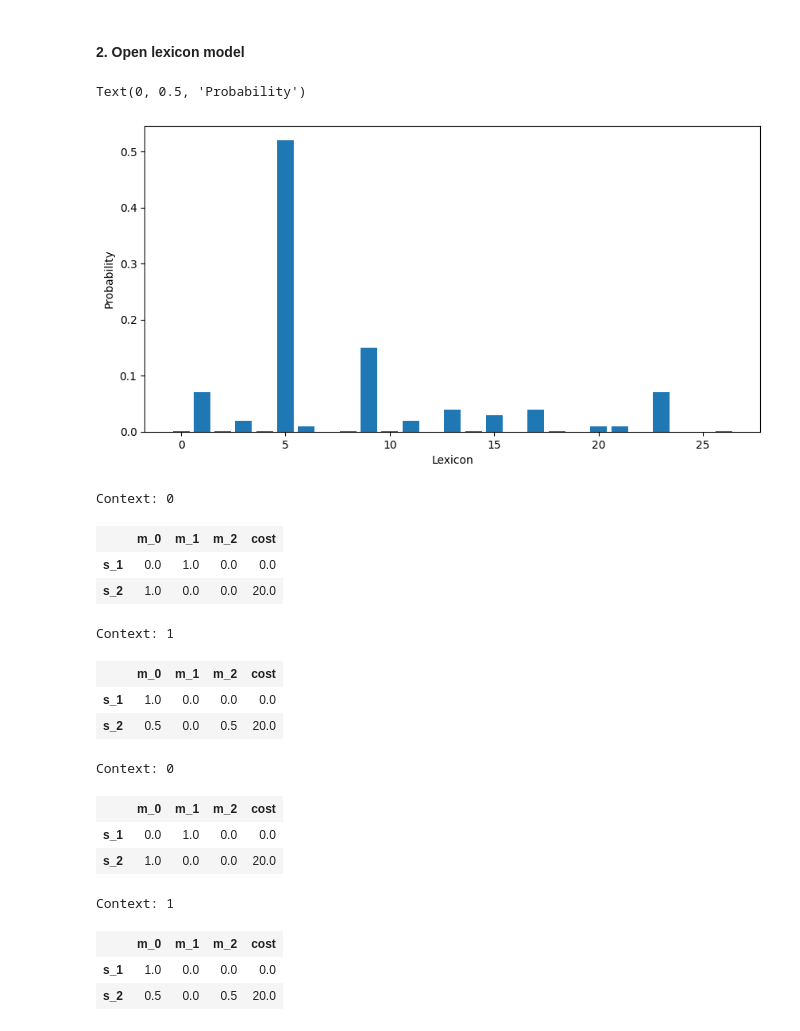
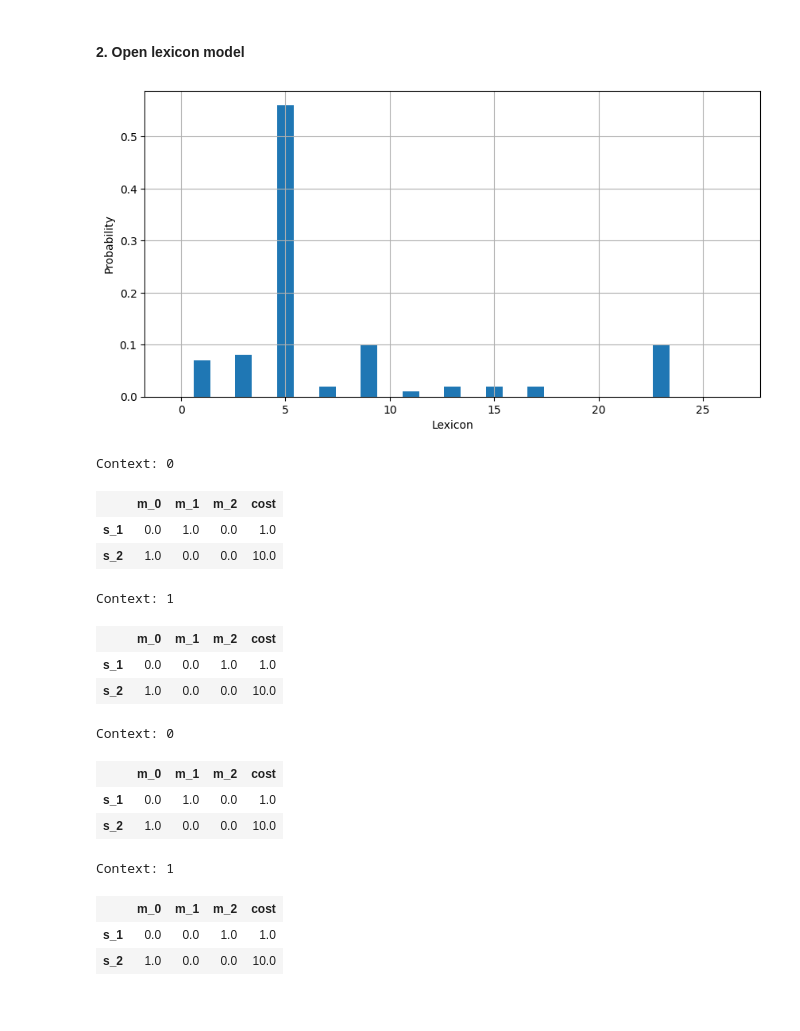
Before and after one commit to alexeykosh/2023-lexical-uncertainty-context-model, a Jupyter notebook: src/notebooks/experiment_model.ipynb, the cells around one changed output. Cells and saved outputs as stored; diff of their text form; code cells hidden in the pictures.

Commit message:
more plots

```diff
--- a/src/notebooks/experiment_model.ipynb
+++ b/src/notebooks/experiment_model.ipynb
@@ -112,7 +112,7 @@ class Agent:
 # %%
 N_MEANINGS = 3
 PRIOR = np.array([[1, 1, 0], [1, 0, 1]])
-COSTS = np.array([0, 20])
+COSTS = np.array([1, 10])
 ALPHA = 5
 context_meanings = {0: [0, 1], 1: [0], 2: [1]}
 
@@ -161,39 +161,39 @@ for tr in trange(100):
 # %%
 # sum over posts
 lexicon_probs = np.sum(posts, axis=0)
 # normalize
 lexicon_probs = lexicon_probs / lexicon_probs.sum()
 
 # plot the posterior distribution of the lexicons
 plt.figure(figsize=(10, 5))
 plt.bar(np.arange(len(lexicon_probs)), lexicon_probs)
 plt.xlabel('Lexicon')
 plt.ylabel('Probability')
+plt.grid()
 # %% [output]
-Text(0, 0.5, 'Probability')
-[figure, old version]
+[figure, new version]
 # %%
 agent2.show_lexicon(0)
 # %% [output]
 Context: 0
 |  | m_0 | m_1 | m_2 | cost |
-| s_1 | 0.0 | 1.0 | 0.0 | 0.0 |
-| s_2 | 1.0 | 0.0 | 0.0 | 20.0 |
+| s_1 | 0.0 | 1.0 | 0.0 | 1.0 |
+| s_2 | 1.0 | 0.0 | 0.0 | 10.0 |
 Context: 1
 |  | m_0 | m_1 | m_2 | cost |
-| s_1 | 1.0 | 0.0 | 0.0 | 0.0 |
-| s_2 | 0.5 | 0.0 | 0.5 | 20.0 |
+| s_1 | 0.0 | 0.0 | 1.0 | 1.0 |
+| s_2 | 1.0 | 0.0 | 0.0 | 10.0 |
 # %%
 agent1.show_lexicon(0)
 # %% [output]
 Context: 0
 |  | m_0 | m_1 | m_2 | cost |
-| s_1 | 0.0 | 1.0 | 0.0 | 0.0 |
-| s_2 | 1.0 | 0.0 | 0.0 | 20.0 |
+| s_1 | 0.0 | 1.0 | 0.0 | 1.0 |
+| s_2 | 1.0 | 0.0 | 0.0 | 10.0 |
 Context: 1
 |  | m_0 | m_1 | m_2 | cost |
-| s_1 | 1.0 | 0.0 | 0.0 | 0.0 |
-| s_2 | 0.5 | 0.0 | 0.5 | 20.0 |
+| s_1 | 0.0 | 0.0 | 1.0 | 1.0 |
+| s_2 | 1.0 | 0.0 | 0.0 | 10.0 |
 # %%
 # display 4 top lexicons
 for i in np.argsort(agent1.lexicon_probs)[::-1][:4]:
```
Also changed, not shown: parts of 12 cells of this notebook.
